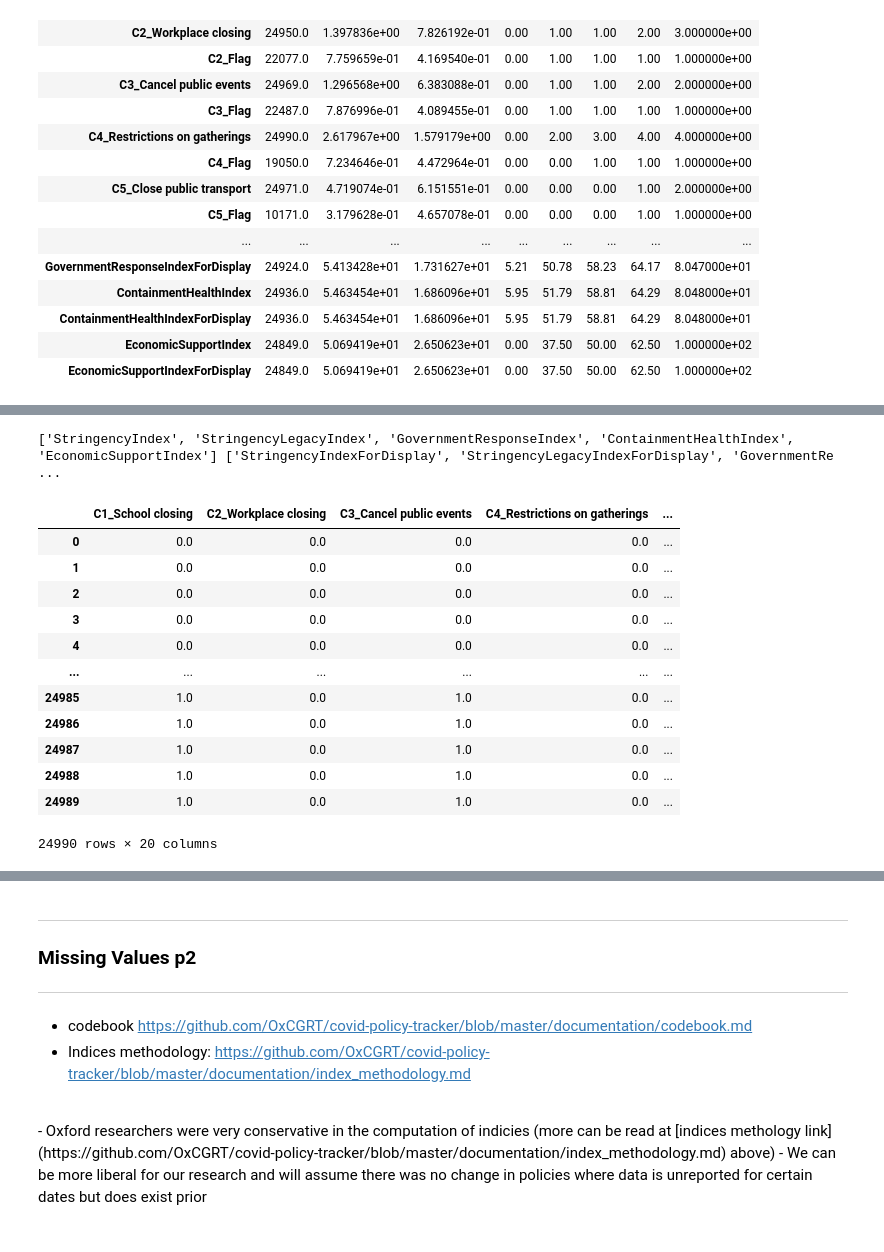
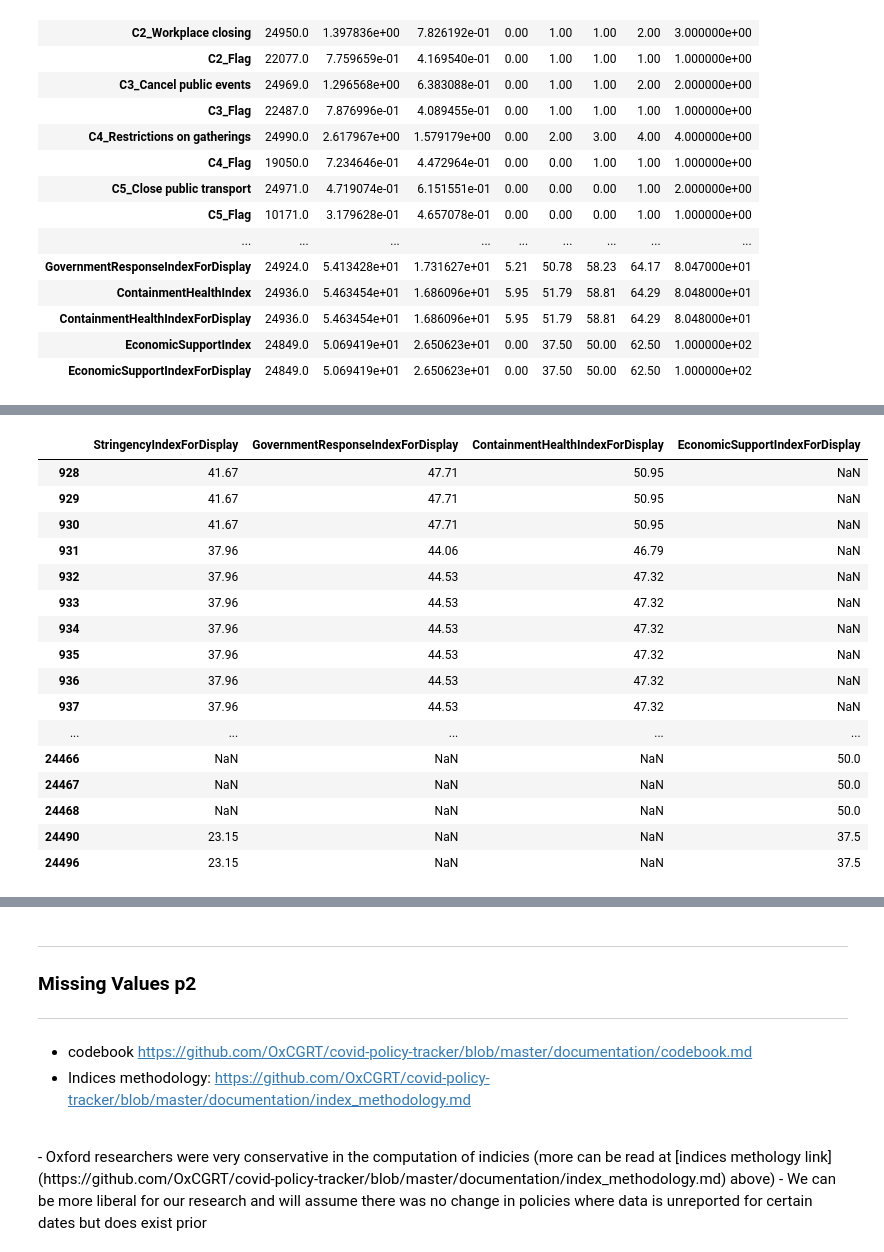
Before and after one commit to justinehly/covid_capstone, a Jupyter notebook: Python/Capstone A - COVID-19.ipynb, the cells around one changed output, grey strips where cells are left out. Cells and saved outputs as stored; diff of their text form; code cells hidden in the pictures.

Commit message:
updating python - still working on imputing oxford data

```diff
--- a/Python/Capstone A - COVID-19.ipynb
+++ b/Python/Capstone A - COVID-19.ipynb
@@ -45,7 +45,7 @@ covid = covid[cols]
 # drop 'CountryName', 'CountryCode', 'RegionName', 'RegionCode','Jurisdiction' because they will not be needed moving forward since we are working at the state level and only in the USA
 # drop the wildcard since it is blank
 covid = covid.drop(columns =['CountryName', 'CountryCode', 'RegionName', 'RegionCode',
-       'Jurisdiction', 'M1_Wildcard'])
+       'Jurisdiction', 'M1_Wildcard', 'StringencyLegacyIndexForDisplay'])
 # %%
 # get date range
 print(covid.Date.min(), covid.Date.max())
@@ -125,13 +125,13 @@ index = [item for item in cols[2:] if ((item not in flags) and (item not in indi
 
 # Drop the Index rows and keep the IndexDisplay rows that are smoothed from the dataset creators
 idx_to_drop = [i for i in index[2:] if (i[-7:] != 'Display')]
-display = [i for i in index[2:] if (i[-7:] == 'Display')] # just keep the Display Indicies
+display_index = [i for i in index[2:] if (i[-7:] == 'Display')] # just keep the Display Indicies
 
 covid = covid.drop(columns = idx_to_drop)
 
-print(idx_to_drop, display)
+# save memory
+del index
+del idx_to_drop
-# %% [output]
-['StringencyIndex', 'StringencyLegacyIndex', 'GovernmentResponseIndex', 'ContainmentHealthIndex', 'EconomicSupportIndex'] ['StringencyIndexForDisplay', 'StringencyLegacyIndexForDisplay', 'GovernmentRe ...
 # %%
 # impute missing Flag values
 def flag_impute(flags):
@@ -156,39 +156,31 @@ def flag_impute(flags):
 
 indicator_flags = copy.deepcopy(covid[flags])
 covid[flags] = flag_impute(indicator_flags)
-# %%
-# impute missing Indicator values
-# Step 1: Impute missing beggning and ending values as 0, meaning there were no data so it will be assumed there was no policy or in the case of the exceptions, not money applied
-def step_1(covid_ind):
-    flags = flags
-    for x,c in enumerate(covid_ind): # cycle through the cols
-        for i in range(len(flags[c])):  # cycle through each row
-            if np.isnan(covid_ind.iloc[i+1,x]): # look to see if the next cell is not NaN, that will mean we found the beginning of the
-                if (i == 0): covid_ind.iloc[i,x] = 0  # first cell is NaN set to 0
-                elif (i != (len(covid_ind[c])-1)):
-                    # prior cell = 0 (0, NaN, next_cell = NaN)
-                    if (np.isnan(flags.iloc[i+1,x])): flags.iloc[i,x] = 0 # (0, NaN, NaN), set to 0
-                    elif (flags.iloc[i-1,x] == 0) & (flags.iloc[i+1, x] == 1): flags.iloc[i,x] = 0.5 # (0, NaN, 1), set to 0
-                    elif (flags.iloc[i-1,x] == 0) & (flags.iloc[i+1, x] == 0): flags.iloc[i,x] = 0 # (0, NaN, 0), set to 0
-
-# Step 2: Use 2-way Interpolation on the remaining values
-
-
-    return flags
-
-covid_ind = copy.deepcopy(covid[indicators])
-covid[indicators] = indicator_impute(covid_ind)
-# %% [output]
-|  | C1_School closing | C2_Workplace closing | C3_Cancel public events | C4_Restrictions on gatherings | ... |
-| 0 | 0.0 | 0.0 | 0.0 | 0.0 | ... |
-| 1 | 0.0 | 0.0 | 0.0 | 0.0 | ... |
-| 2 | 0.0 | 0.0 | 0.0 | 0.0 | ... |
-| 3 | 0.0 | 0.0 | 0.0 | 0.0 | ... |
-| 4 | 0.0 | 0.0 | 0.0 | 0.0 | ... |
-| ... | ... | ... | ... | ... | ... |
-| 24985 | 1.0 | 0.0 | 1.0 | 0.0 | ... |
-| 24986 | 1.0 | 0.0 | 1.0 | 0.0 | ... |
-| 24987 | 1.0 | 0.0 | 1.0 | 0.0 | ... |
-| 24988 | 1.0 | 0.0 | 1.0 | 0.0 | ... |
-| 24989 | 1.0 | 0.0 | 1.0 | 0.0 | ... |
-24990 rows × 20 columns
+# %%
+# impute missing Indicator values using interpolate with limit not set, so that all NaN's in long stretches are filled in, more than likely with a zero.
+# this data wll be combined to form weekly data and a mean of the index will be taken in each row and then rounded for a final result
+covid_ind = copy.deepcopy(covid[indicators])
+covid_ind = covid_ind.interpolate(method = 'linear', aixs = 1, limit_direction = 'both')
+covid[indicators] = covid_ind
+# %%
+# look at where the NaNs are in the index subset of the dataset
+pd.set_option('display.max_rows', 200)
+covid[display_index][covid[display_index].isnull().any(axis=1)]
+# %% [output]
+|  | StringencyIndexForDisplay | GovernmentResponseIndexForDisplay | ContainmentHealthIndexForDisplay | EconomicSupportIndexForDisplay |
+| 928 | 41.67 | 47.71 | 50.95 | NaN |
+| 929 | 41.67 | 47.71 | 50.95 | NaN |
+| 930 | 41.67 | 47.71 | 50.95 | NaN |
+| 931 | 37.96 | 44.06 | 46.79 | NaN |
+| 932 | 37.96 | 44.53 | 47.32 | NaN |
+| 933 | 37.96 | 44.53 | 47.32 | NaN |
+| 934 | 37.96 | 44.53 | 47.32 | NaN |
+| 935 | 37.96 | 44.53 | 47.32 | NaN |
+| 936 | 37.96 | 44.53 | 47.32 | NaN |
+| 937 | 37.96 | 44.53 | 47.32 | NaN |
+| ... | ... | ... | ... | ... |
+| 24466 | NaN | NaN | NaN | 50.0 |
+| 24467 | NaN | NaN | NaN | 50.0 |
+| 24468 | NaN | NaN | NaN | 50.0 |
+| 24490 | 23.15 | NaN | NaN | 37.5 |
+| 24496 | 23.15 | NaN | NaN | 37.5 |
```
Also changed, not shown: parts of 8 cells of this notebook, 3 other files.
